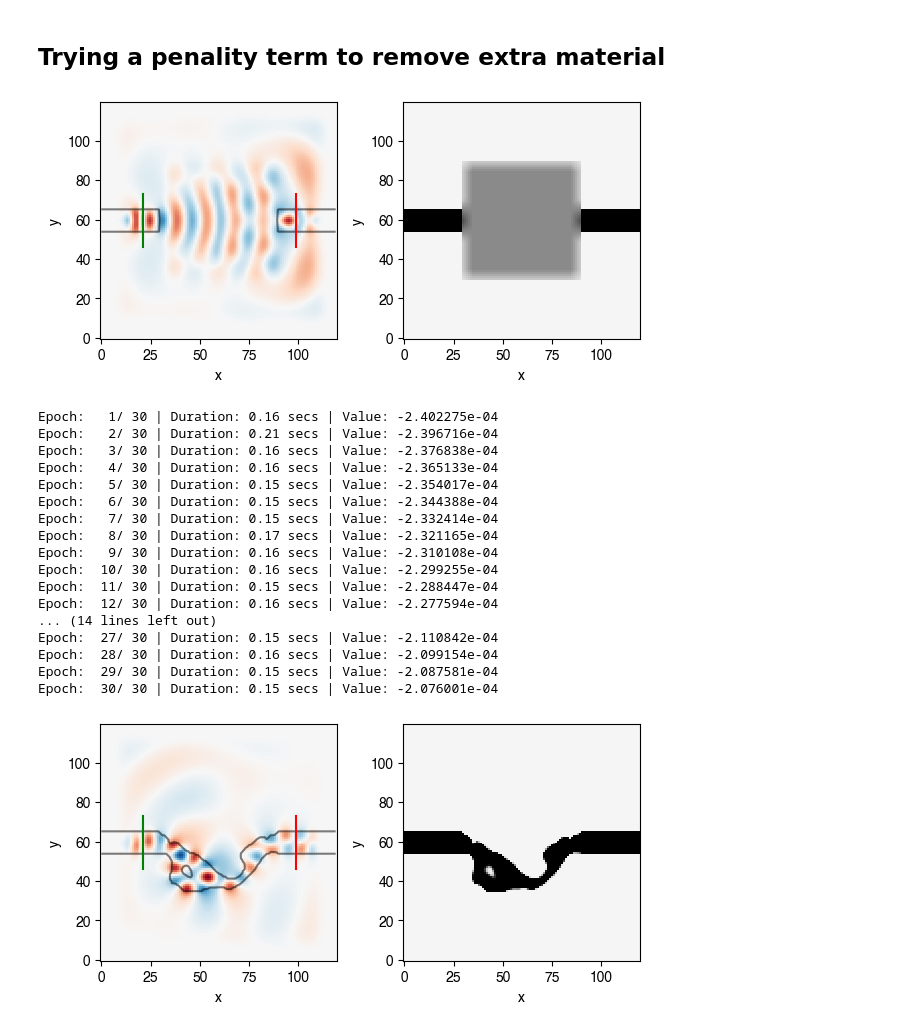
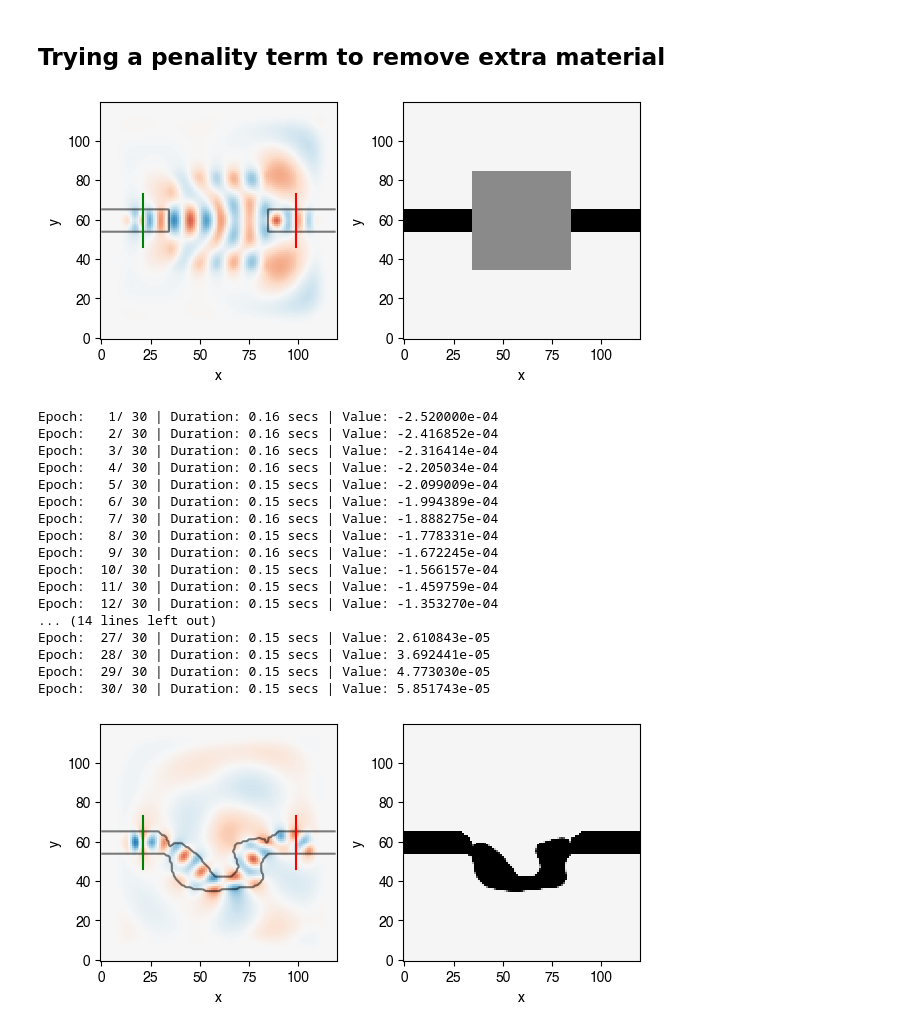
Before and after one commit to fancompute/workshop-invdesign, a Jupyter notebook: 03_Invdes_parameterization.ipynb, the cells around one changed output. Cells and saved outputs as stored; diff of their text form; code cells hidden in the pictures.

Commit message:
Cleaned up parameterization and other loose ends

```diff
--- a/03_Invdes_parameterization.ipynb
+++ b/03_Invdes_parameterization.ipynb
@@ -175,11 +189,12 @@ space_slice=8
 Note that the blurring effect is already visible.
 # %%
 # Initialize the parametrization rho and the design region
-rho_init, design_region, input_slice, output_slice = \
+rho, bg_rho, design_region, input_slice, output_slice = \
     init_domain(Nx, Ny, Npml, space=space, wg_width=wg_width, space_slice=space_slice)
 
 # Compute the permittivity from rho_init, including blurring and projection
-epsr_init = epsr_min + (epsr_max-epsr_min) * make_rho(rho_init, design_region, radius=blur_radius)
+epsr_init = epsr_parameterization(rho, bg_rho, design_region, \
+                                  radius=blur_radius, blur_applications=blur_applications, beta=beta, eta=eta)
 
 # Setup source
 source = insert_mode(omega, dl, input_slice.x, input_slice.y, epsr_init, m=1)
@@ -253,55 +267,57 @@ Epoch:  30/ 30 | Duration: 0.15 secs | Value: 2.510976e-06
 # %%
 def objective(rho, penalty=1e-7):
     rho = rho.reshape((Nx, Ny))
-    _rho = make_rho(rho, design_region, radius=blur_radius)
-    epsr = epsr_min + (epsr_max-epsr_min)*operator_proj(_rho, beta=200, eta=eta)
+    epsr = epsr_parameterization(rho, bg_rho, design_region, \
+                             radius=blur_radius, blur_applications=blur_applications, beta=beta, eta=eta)
     simulation.eps_r = epsr
     _, _, Ez = simulation.solve(source)
-    return measure_modes(Ez) - _rho.sum()*penalty
+    return measure_modes(Ez) - rho.sum()*penalty
 # %%
-# Setup initial structure
-rho_init, design_region, input_slice, output_slice = \
+# Initialize the parametrization rho and the design region
+rho, bg_rho, design_region, input_slice, output_slice = \
     init_domain(Nx, Ny, Npml, space=space, wg_width=wg_width, space_slice=space_slice)
-epsr = epsr_min + (epsr_max-epsr_min) * make_rho(rho_init, design_region, radius=blur_radius)
+
+# Compute the permittivity from rho_init, including blurring and projection
+epsr_init = epsr_parameterization(rho, bg_rho, design_region, \
+                                  radius=blur_radius, blur_applications=blur_applications, beta=beta, eta=eta)
 
 # Setup source
-source = insert_mode(omega, dl, input_slice.x, input_slice.y, epsr, m=1)
+source = insert_mode(omega, dl, input_slice.x, input_slice.y, epsr_init, m=1)
 
 # Setup probe
-probe = insert_mode(omega, dl, output_slice.x, output_slice.y, epsr, m=2)
+probe = insert_mode(omega, dl, output_slice.x, output_slice.y, epsr_init, m=2)
 
 # Simulate initial device
-simulation, ax = viz_sim(epsr)
+simulation, ax = viz_sim(epsr_init)
 
 # Run optimization
 objective_jac = jacobian(objective, mode='reverse')
-(rho_optimum, loss) = adam_optimize(objective, rho_init.flatten(), objective_jac,
-                         Nsteps=Nsteps, direction='max',
-                         mask=design_region.flatten(), step_size=step_size)
-rho_optimum = rho_optimum.reshape((Nx, Ny))
+(rho_optimum, loss) = adam_optimize(objective, rho.flatten(), objective_jac,
+                         Nsteps=Nsteps, direction='max', step_size=step_size)
 
 # Simulate optimal device
-epsr = epsr_min + (epsr_max-epsr_min)*operator_proj(make_rho(rho_optimum,
-                        design_region, radius=blur_radius), beta=beta, eta=eta)
-simulation, ax = viz_sim(epsr)
+rho_optimum = rho_optimum.reshape((Nx, Ny))
+epsr_init = epsr_parameterization(rho_optimum, bg_rho, design_region, \
+                                  radius=blur_radius, blur_applications=blur_applications, beta=beta, eta=eta)
+simulation, ax = viz_sim(epsr_init)
 # %% [output]
-[figure, old version]
+[figure, new version]
-Epoch:   1/ 30 | Duration: 0.16 secs | Value: -2.402275e-04
-Epoch:   2/ 30 | Duration: 0.21 secs | Value: -2.396716e-04
-Epoch:   3/ 30 | Duration: 0.16 secs | Value: -2.376838e-04
-Epoch:   4/ 30 | Duration: 0.16 secs | Value: -2.365133e-04
-Epoch:   5/ 30 | Duration: 0.15 secs | Value: -2.354017e-04
-Epoch:   6/ 30 | Duration: 0.15 secs | Value: -2.344388e-04
-Epoch:   7/ 30 | Duration: 0.15 secs | Value: -2.332414e-04
-Epoch:   8/ 30 | Duration: 0.17 secs | Value: -2.321165e-04
-Epoch:   9/ 30 | Duration: 0.16 secs | Value: -2.310108e-04
-Epoch:  10/ 30 | Duration: 0.16 secs | Value: -2.299255e-04
-Epoch:  11/ 30 | Duration: 0.15 secs | Value: -2.288447e-04
-Epoch:  12/ 30 | Duration: 0.16 secs | Value: -2.277594e-04
+Epoch:   1/ 30 | Duration: 0.16 secs | Value: -2.520000e-04
+Epoch:   2/ 30 | Duration: 0.16 secs | Value: -2.416852e-04
+Epoch:   3/ 30 | Duration: 0.16 secs | Value: -2.316414e-04
+Epoch:   4/ 30 | Duration: 0.16 secs | Value: -2.205034e-04
+Epoch:   5/ 30 | Duration: 0.15 secs | Value: -2.099009e-04
+Epoch:   6/ 30 | Duration: 0.15 secs | Value: -1.994389e-04
+Epoch:   7/ 30 | Duration: 0.16 secs | Value: -1.888275e-04
+Epoch:   8/ 30 | Duration: 0.15 secs | Value: -1.778331e-04
+Epoch:   9/ 30 | Duration: 0.16 secs | Value: -1.672245e-04
+Epoch:  10/ 30 | Duration: 0.15 secs | Value: -1.566157e-04
+Epoch:  11/ 30 | Duration: 0.15 secs | Value: -1.459759e-04
+Epoch:  12/ 30 | Duration: 0.15 secs | Value: -1.353270e-04
 ... (14 lines left out)
-Epoch:  27/ 30 | Duration: 0.15 secs | Value: -2.110842e-04
-Epoch:  28/ 30 | Duration: 0.16 secs | Value: -2.099154e-04
-Epoch:  29/ 30 | Duration: 0.15 secs | Value: -2.087581e-04
-Epoch:  30/ 30 | Duration: 0.15 secs | Value: -2.076001e-04
+Epoch:  27/ 30 | Duration: 0.15 secs | Value: 2.610843e-05
+Epoch:  28/ 30 | Duration: 0.15 secs | Value: 3.692441e-05
+Epoch:  29/ 30 | Duration: 0.15 secs | Value: 4.773030e-05
+Epoch:  30/ 30 | Duration: 0.15 secs | Value: 5.851743e-05
-[figure, old version]
+[figure, new version]
 # %%
```
Also changed, not shown: parts of 6 cells of this notebook, 1 other file.
